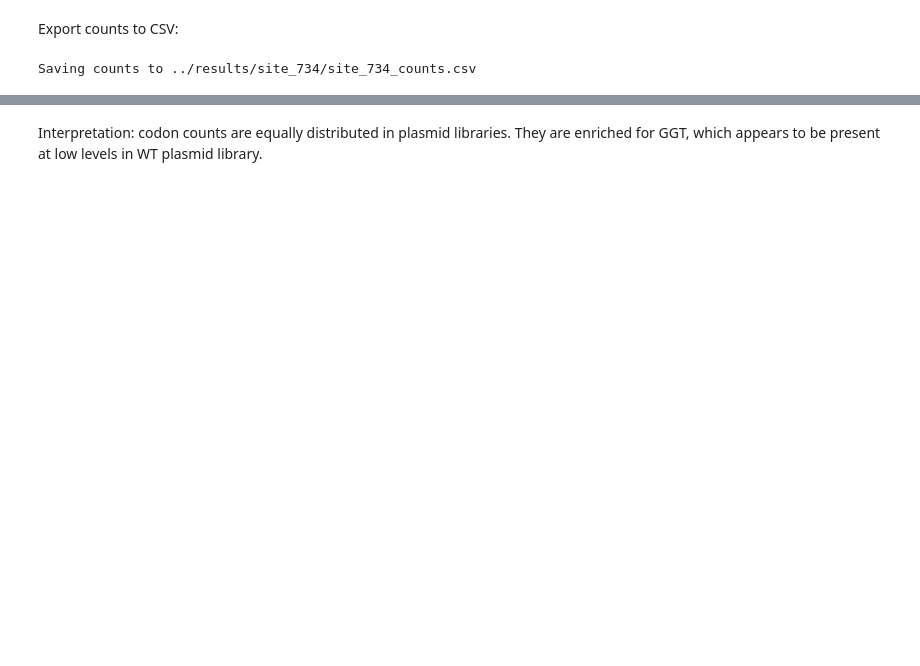
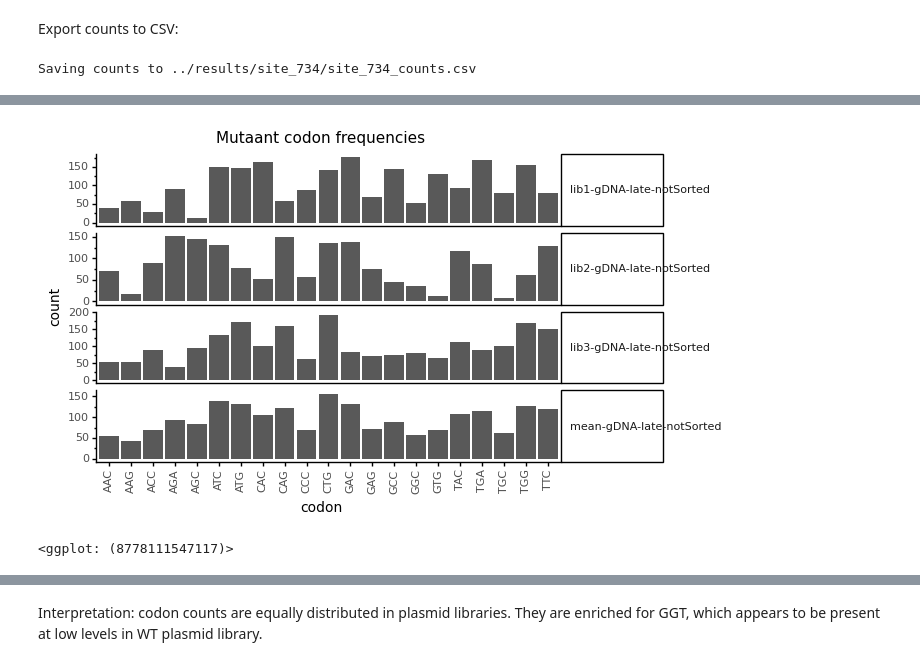
Before and after one commit to dbacsik/ns5_small_mutagenesis, a Jupyter notebook: site_734/extract_site_734_counts.py.ipynb, the cells around one changed output, grey strips where cells are left out. Saved outputs shown, nothing was run; the diff lists cells and outputs as text; code cells hidden in the pictures; blank space fills up the shorter version.

```diff
--- a/site_734/extract_site_734_counts.py.ipynb
+++ b/site_734/extract_site_734_counts.py.ipynb
@@ -483,28 +491,30 @@ display(codon_counts_noWT_plot)
 # %%
 codon_counts_noWT_plot = (
     p9.ggplot(codon_counts
-              .query('codon != wildtype')
               .query('library != "wt"')
               .query('source == "gDNA"')
               .query('stage == "late"')
               .query('sorted == "notSorted"')) +
     p9.aes(x='codon',
            y='count') +
     p9.geom_bar(stat='identity') +
     p9.facet_grid('name~', scales='free_y') +
     p9.ggtitle('Mutaant codon frequencies') +
     p9.labs(x='codon',
             y='count') +
     p9.theme(figure_size=(6, 4),
              plot_title=p9.element_text(size=11),
              axis_title=p9.element_text(size=10),
              axis_text_x=p9.element_text(size=8, rotation=90),
              axis_text_y=p9.element_text(size=8),
              strip_text_y=p9.element_text(size=8,angle=0, ha='left'),
              strip_background_y=p9.element_text(width=0.22))
    )
 
 display(codon_counts_noWT_plot)
+# %% [output]
+[figure, added]
+<ggplot: (8778111547117)>
 # %%
 codon_counts_noWT_plot = (
     p9.ggplot(codon_counts
```
Also changed, not shown: parts of 22 cells of this notebook.
